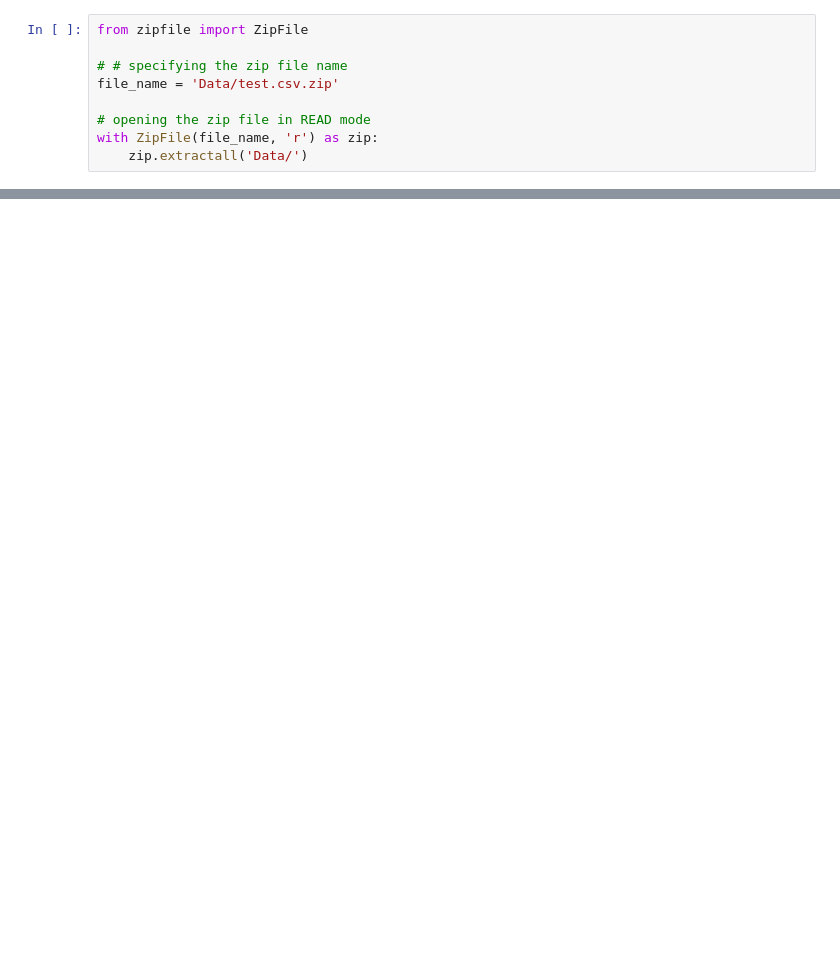
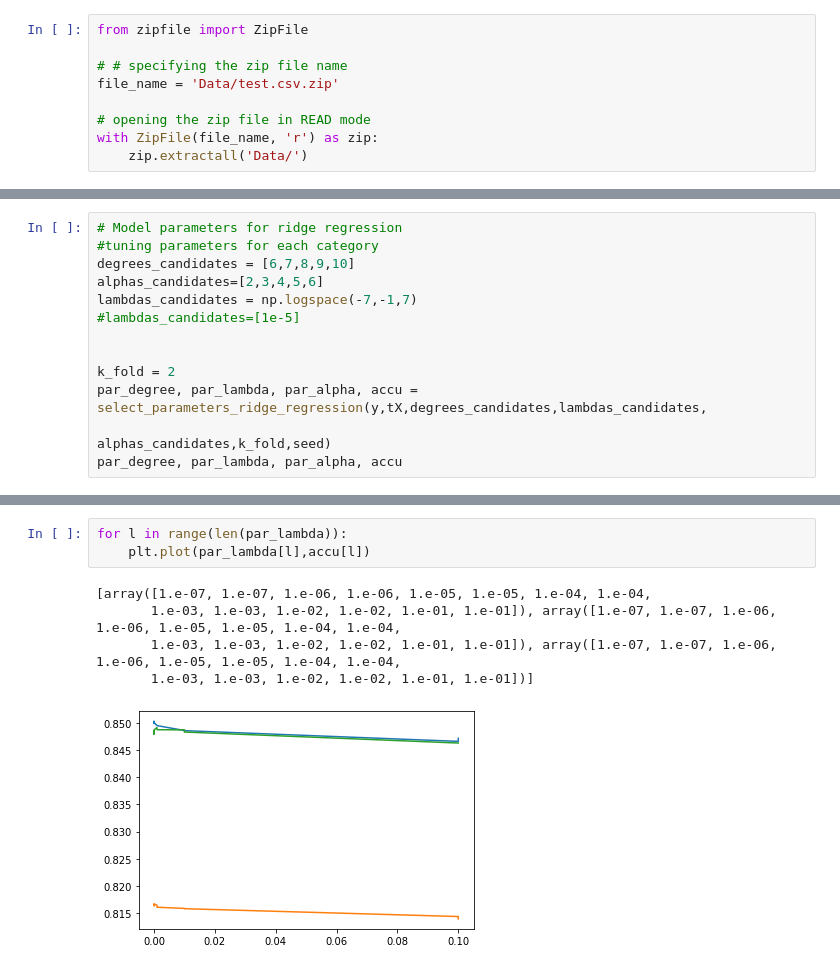
Before and after one commit to riccardocadei/Higgs-Boson-Challange-2020-EPFL, a Jupyter notebook: plots.ipynb, the cells around one changed output, grey strips where cells are left out. Cells and saved outputs as stored; diff of their text form; blank space fills up the shorter version.

```diff
--- a/plots.ipynb
+++ b/plots.ipynb
@@ -27,0 +114,13 @@ OSError: Data/test.csv not found.
+# %%
+# Model parameters for ridge regression
+#tuning parameters for each category
+degrees_candidates = [6,7,8,9,10]
+alphas_candidates=[2,3,4,5,6]
+lambdas_candidates = np.logspace(-7,-1,7)
+#lambdas_candidates=[1e-5]
+
+
+k_fold = 2
+par_degree, par_lambda, par_alpha, accu = select_parameters_ridge_regression(y,tX,degrees_candidates,lambdas_candidates,
+                                                                  alphas_candidates,k_fold,seed)
+par_degree, par_lambda, par_alpha, accu
@@ -27,0 +162,9 @@ OSError: Data/test.csv not found.
+# %%
+for l in range(len(par_lambda)):
+    plt.plot(par_lambda[l],accu[l])
+# %% [output]
+[array([1.e-07, 1.e-07, 1.e-06, 1.e-06, 1.e-05, 1.e-05, 1.e-04, 1.e-04,
+       1.e-03, 1.e-03, 1.e-02, 1.e-02, 1.e-01, 1.e-01]), array([1.e-07, 1.e-07, 1.e-06, 1.e-06, 1.e-05, 1.e-05, 1.e-04, 1.e-04,
+       1.e-03, 1.e-03, 1.e-02, 1.e-02, 1.e-01, 1.e-01]), array([1.e-07, 1.e-07, 1.e-06, 1.e-06, 1.e-05, 1.e-05, 1.e-04, 1.e-04,
+       1.e-03, 1.e-03, 1.e-02, 1.e-02, 1.e-01, 1.e-01])]
+[figure, added]
```
Also changed, not shown: parts of 7 cells of this notebook, 1 other file.
